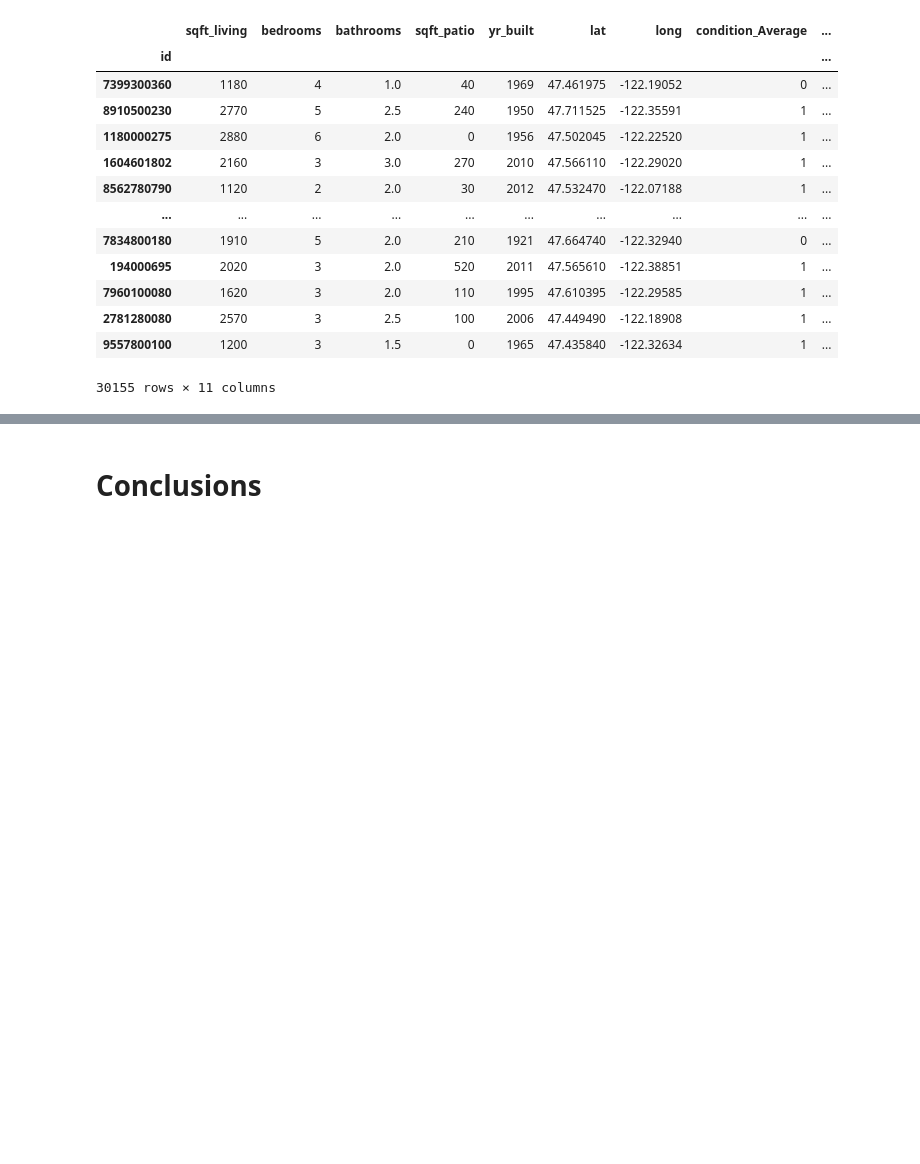
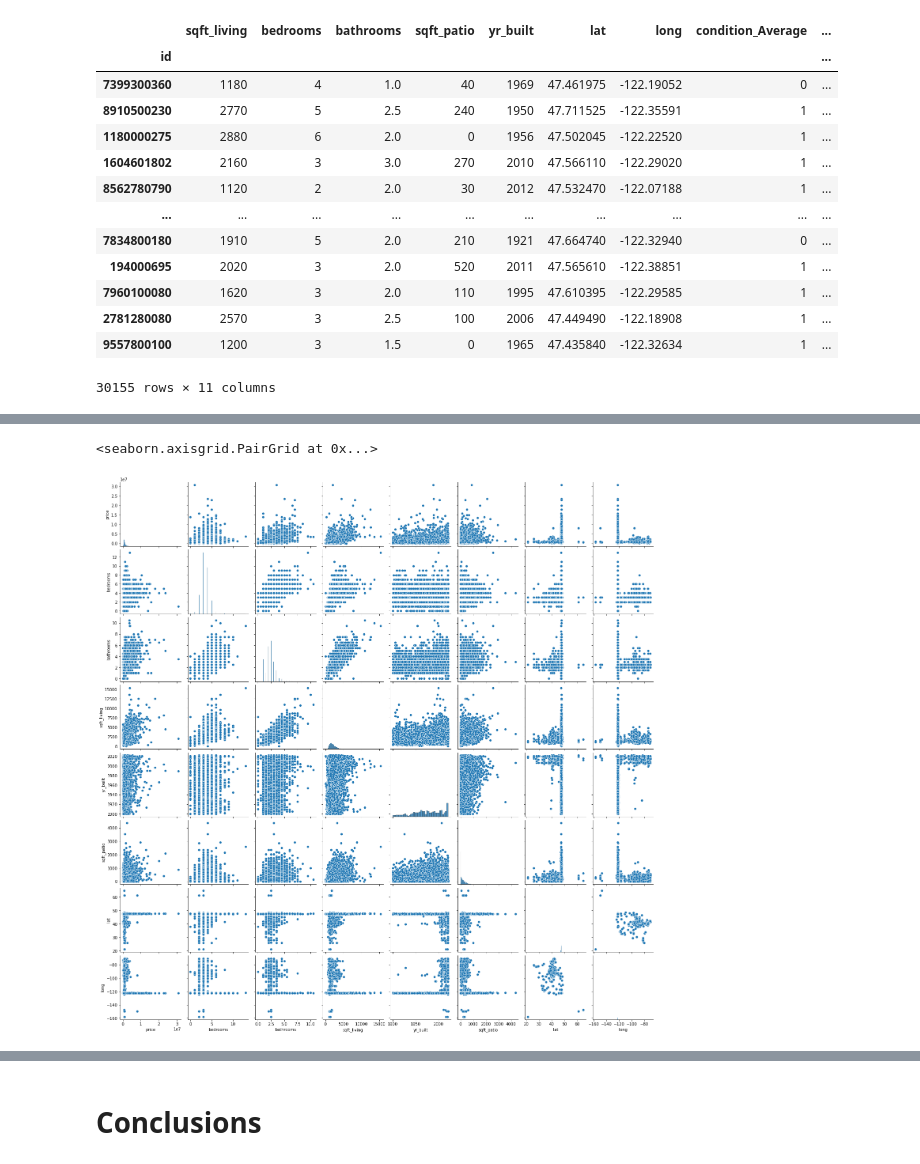
Before and after one commit to lpb3393/Home_Renovations, a Jupyter notebook: Home Renovations.ipynb, the cells around one changed output, grey strips where cells are left out. Cells and saved outputs as stored; diff of their text form; code cells hidden in the pictures; blank space fills up the shorter version.

```diff
--- a/Home Renovations.ipynb
+++ b/Home Renovations.ipynb
@@ -334,0 +369,5 @@ strong multicollinearity or other numerical problems.
+# %%
+sns.pairplot(housedata_subset)
+# %% [output]
+<seaborn.axisgrid.PairGrid at 0x...>
+[figure, added]
```
Also changed, not shown: parts of 18 cells of this notebook.
